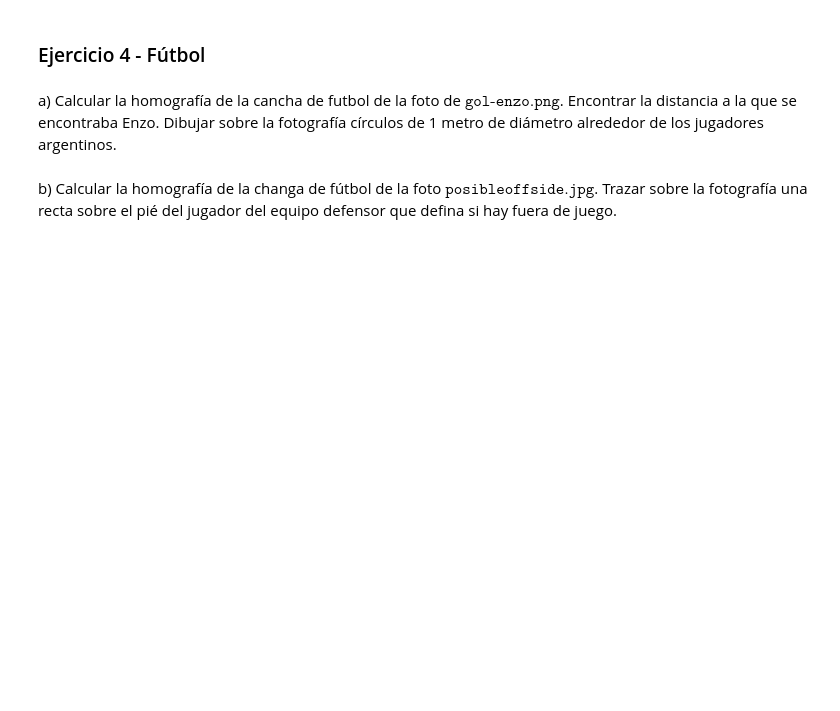
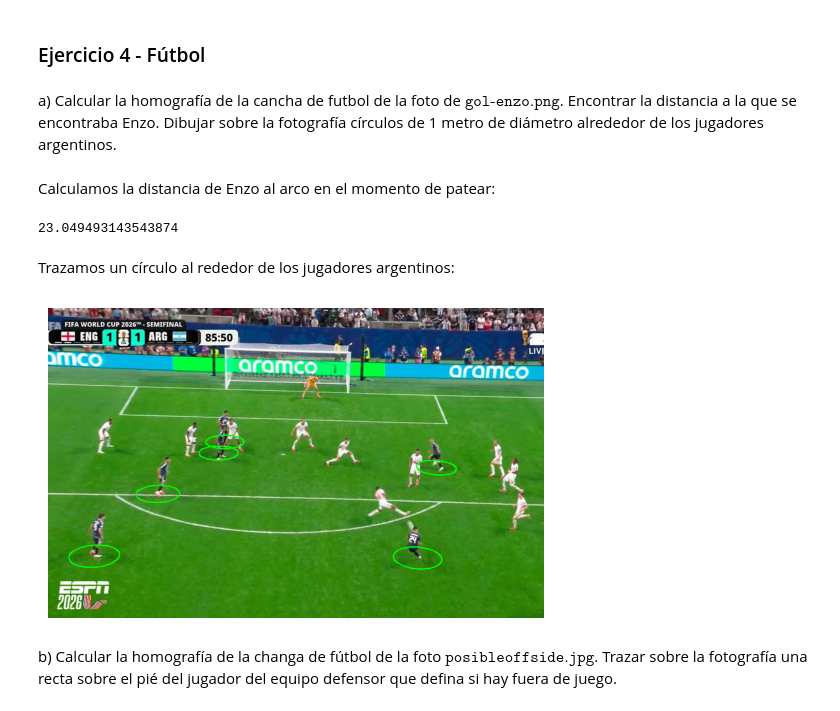
Before and after one commit to janobayarsky/Reentrega_TP_ALC, a Jupyter notebook: grupo_Ax=b_TP.ipynb, the cells around one changed output. Drawn from its saved outputs; the diff is of its cells as text; code cells hidden in the pictures; blank space fills up the shorter version.

```diff
--- a/grupo_Ax=b_TP.ipynb
+++ b/grupo_Ax=b_TP.ipynb
@@ -18,0 +34,5 @@ Encontrar el vector $\mathbf{m}$ que resuelve la minimización de la ecuación 6
+# %%
+det_corners = np.loadtxt('calib/3d/detected_corners.txt')
+X = det_corners[:,0::2]
+Y = det_corners[:,1::2]
+real_corners = np.loadtxt('calib/3d/p_W_corners.txt',delimiter=',')
@@ -18,0 +57,7 @@ Encontrar el vector $\mathbf{m}$ que resuelve la minimización de la ecuación 6
+# %%
+k = 0
+objPts = real_corners.copy()
+imgPts = np.column_stack((X[k], Y[k]))  # (12, 2): píxeles (u, v) de la imagen k
+
+Q = obtenerQ3d(imgPts, objPts)
+print(objPts.shape, imgPts.shape, Q.shape)
@@ -37,3 +233,5 @@ b) Encontrar la pose de $\texttt{Im\_R\_1.png}$, $\texttt{Im\_R\_10.png}$ y $\te
 # %% [markdown]
 a) Calcular la homografía de la cancha de futbol de la foto de $\texttt{gol-enzo.png}$. Encontrar la distancia a la que se encontraba Enzo.
     Dibujar sobre la fotografía círculos de 1 metro de diámetro alrededor de los jugadores argentinos.
+# %% [markdown]
+Calculamos la distancia de Enzo al arco en el momento de patear:
@@ -40,3 +267,51 @@ a) Calcular la homografía de la cancha de futbol de la foto de $\texttt{gol-enz
+# %%
+Q = obtenerQ2d(imgPts,objPts)
+H = resolver2D(Q)
+
+pieEnzo = (807,540)
+
+dist = distGolEnzo(pieEnzo,H)
+print(dist)
+# %% [output]
+23.049493143543874
+# %% [markdown]
+Trazamos un círculo al rededor de los jugadores argentinos:
+# %%
+#Ubicar jugadores argentinos
+posJugadores = np.array([
+    [101, 539],
+    [239, 404],
+    [371, 315],
+    [385, 291],
+    [804, 543],
+    [845, 347]
+])
+
+def proyectar(H, x, y):
+    q = calcularAx(H , np.array([x, y, 1.0]))
+    return q[0] / q[2], q[1] / q[2]       # (u, v) en píxeles
+
+H_inv = inversa(H)
+
+img = cv2.imread("futbol/test-gol-enzo.png")
+assert img is not None, "no se encontró la imagen"
+
+def dibujar_circulo(img, H, cx, cy, color=(0, 255, 0), grosor=2):
+    t = np.linspace(0,2*np.pi, 60)
+    pts = [proyectar(H,cx+1*np.cos(a),cy+1*np.sin(a))for a in t]
+    pts = np.array(pts,dtype=np.int32)
+    cv2.polylines(img,[pts],True,color,grosor)
+
+for pos in posJugadores:
+    U,V = proyectar(H_inv,pos[0],pos[1])
+    dibujar_circulo(img,H,U,V)
+
+
+plt.imshow(cv2.cvtColor(img, cv2.COLOR_BGR2RGB))
+plt.axis("off")
+plt.show()
+# %% [output]
+[figure, added]
 # %% [markdown]
 b) Calcular la homografía de la changa de fútbol de la foto $\texttt{posibleoffside.jpg}$.
     Trazar sobre la fotografía una recta sobre el pié del jugador del equipo defensor que defina si hay fuera de juego.
```
Also changed, not shown: parts of 77 cells of this notebook, 52 other files.
